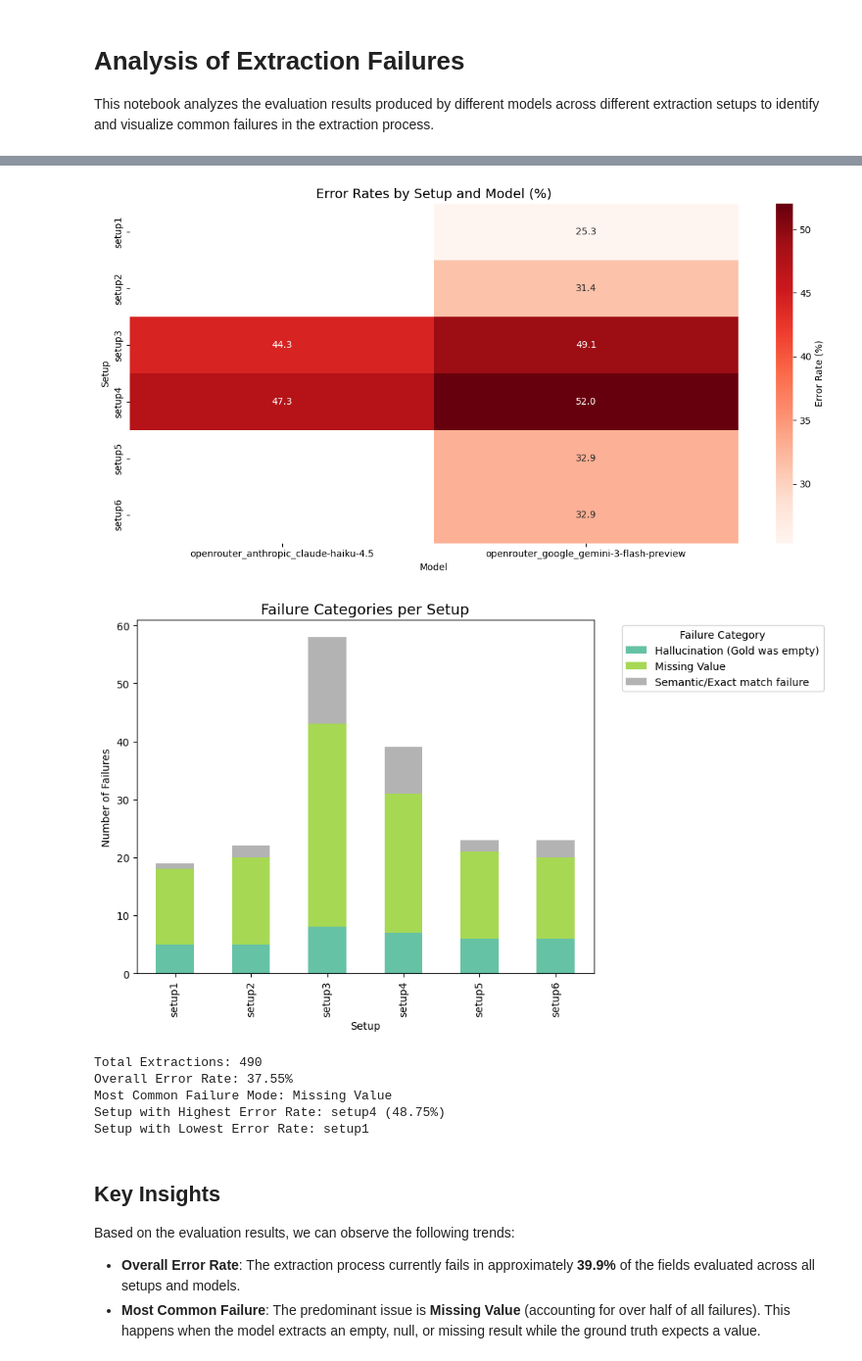
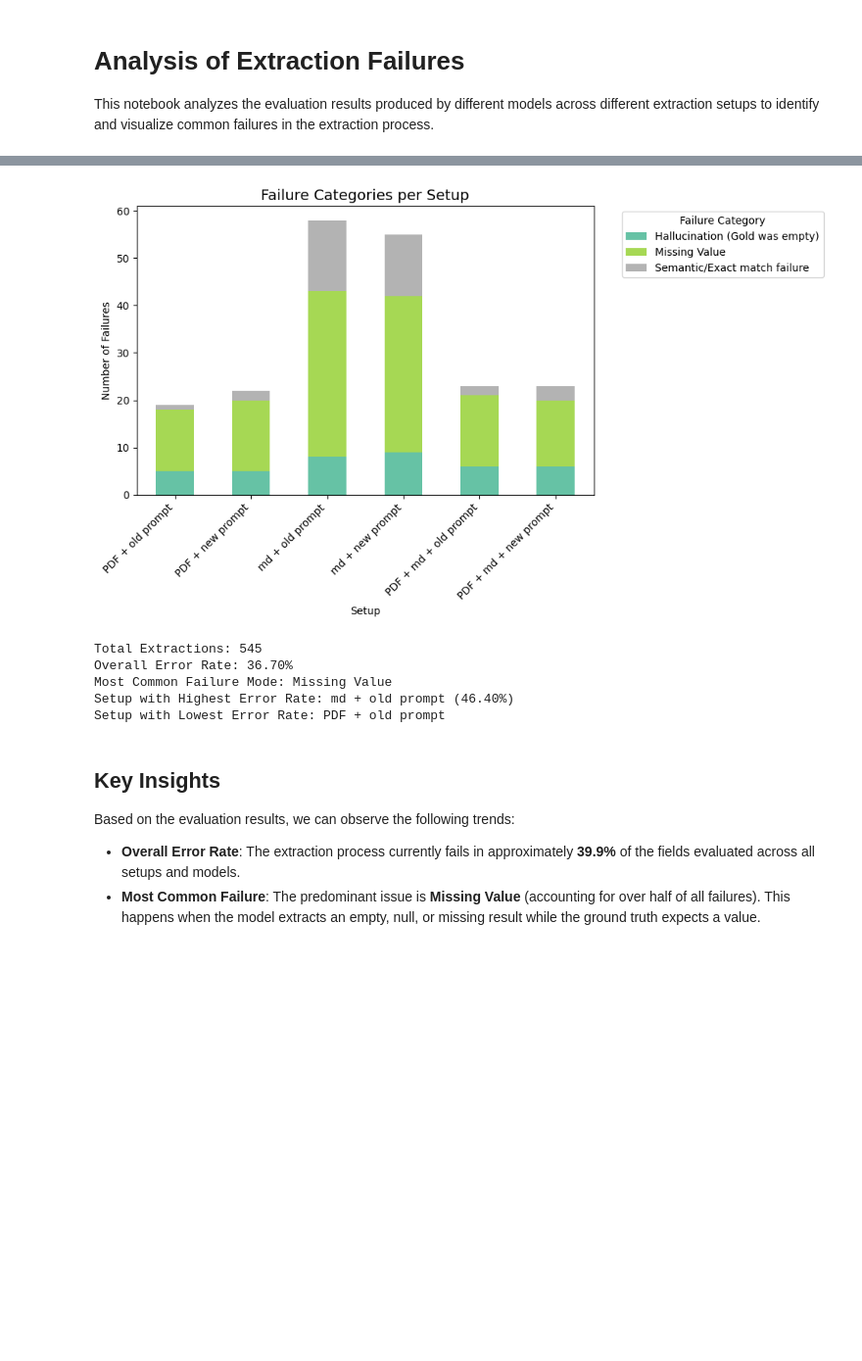
Before and after one commit to nicolasfwyss/extract-bench-experiments, a Jupyter notebook: extraction_analysis.ipynb, the cells around one changed output, grey strips where cells are left out. Shown at 98% size. Saved outputs shown, nothing was run; the diff lists cells and outputs as text; code cells hidden in the pictures; blank space fills up the shorter version.

Commit message:
feat: added new plots

```diff
--- a/extraction_analysis.ipynb
+++ b/extraction_analysis.ipynb
@@ -50,6 +50,21 @@ for file in fields_files:
 
 if fields_data:
     df_all = pd.concat(fields_data, ignore_index=True)
+
+    setup_mapping = {
+        'setup1': 'PDF + old prompt',
+        'setup2': 'PDF + new prompt',
+        'setup3': 'md + old prompt',
+        'setup4': 'md + new prompt',
+        'setup5': 'PDF + md + old prompt',
+        'setup6': 'PDF + md + new prompt'
+    }
+    df_all['setup'] = df_all['setup'].replace(setup_mapping)
+
+    # Enforce chronological ordering based on Setup 1-6
+    ordered_cats = list(setup_mapping.values())
+    ordered_cats += [s for s in df_all['setup'].unique() if s not in ordered_cats]
+    df_all['setup'] = pd.Categorical(df_all['setup'], categories=ordered_cats, ordered=True)
 else:
     df_all = pd.DataFrame()
 
@@ -106,29 +121,22 @@ Passing `palette` without assigning `hue` is deprecated and will be removed in v
 # %%
 # 5. Analyze and Visualize Setup/Model Comparisons
 # Compute error rates
 df_all['failed'] = ~df_all['passed']
-setup_model_stats = df_all.groupby(['setup', 'model'])['failed'].mean().unstack() * 100
+setup_model_stats = df_all.groupby(['setup', 'model'], observed=False)['failed'].mean().unstack() * 100
 
-plt.figure(figsize=(12, 6))
-sns.heatmap(setup_model_stats, annot=True, fmt=".1f", cmap="Reds", cbar_kws={'label': 'Error Rate (%)'})
-plt.title('Error Rates by Setup and Model (%)', fontsize=14)
-plt.ylabel('Setup')
-plt.xlabel('Model')
-plt.tight_layout()
-plt.show()
 
 # Stacked bar chart for failure categories per setup
-setup_failures = df_failures.groupby(['setup', 'failure_category']).size().unstack(fill_value=0)
+setup_failures = df_failures.groupby(['setup', 'failure_category'], observed=False).size().unstack(fill_value=0)
 setup_failures.plot(kind='bar', stacked=True, figsize=(10, 6), colormap='Set2')
 plt.title('Failure Categories per Setup', fontsize=14)
 plt.ylabel('Number of Failures')
 plt.xlabel('Setup')
 plt.legend(title='Failure Category', bbox_to_anchor=(1.05, 1), loc='upper left')
+plt.xticks(rotation=45, ha='right')
 plt.tight_layout()
 plt.show()
 # %% [output]
-[figure, old version]
+[figure, new version]
-[figure, removed]
 # %%
 # 6. Generate Summary of Key Insights programmatically
 total_extractions = len(df_all)
@@ -136,9 +144,9 @@ total_failures = len(df_failures)
 overall_error_rate = (total_failures / total_extractions) * 100 if total_extractions > 0 else 0
 
 most_common_failure = df_failures['failure_category'].mode().iloc[0] if not df_failures.empty else "N/A"
-worst_setup = df_all.groupby('setup')['failed'].mean().idxmax() if not df_all.empty else "N/A"
-worst_setup_val = df_all.groupby('setup')['failed'].mean().max() * 100 if not df_all.empty else 0
-best_setup = df_all.groupby('setup')['failed'].mean().idxmin() if not df_all.empty else "N/A"
+worst_setup = df_all.groupby('setup', observed=False)['failed'].mean().idxmax() if not df_all.empty else "N/A"
+worst_setup_val = df_all.groupby('setup', observed=False)['failed'].mean().max() * 100 if not df_all.empty else 0
+best_setup = df_all.groupby('setup', observed=False)['failed'].mean().idxmin() if not df_all.empty else "N/A"
 
 print(f"Total Extractions: {total_extractions}")
 print(f"Overall Error Rate: {overall_error_rate:.2f}%")
@@ -146,11 +154,11 @@ print(f"Most Common Failure Mode: {most_common_failure}")
 print(f"Setup with Highest Error Rate: {worst_setup} ({worst_setup_val:.2f}%)")
 print(f"Setup with Lowest Error Rate: {best_setup}")
 # %% [output]
-Total Extractions: 490
-Overall Error Rate: 37.55%
+Total Extractions: 545
+Overall Error Rate: 36.70%
 Most Common Failure Mode: Missing Value
-Setup with Highest Error Rate: setup4 (48.75%)
-Setup with Lowest Error Rate: setup1
+Setup with Highest Error Rate: md + old prompt (46.40%)
+Setup with Lowest Error Rate: PDF + old prompt
 # %% [markdown]
 ## Key Insights
 
```
Also changed, not shown: parts of 6 cells of this notebook.
